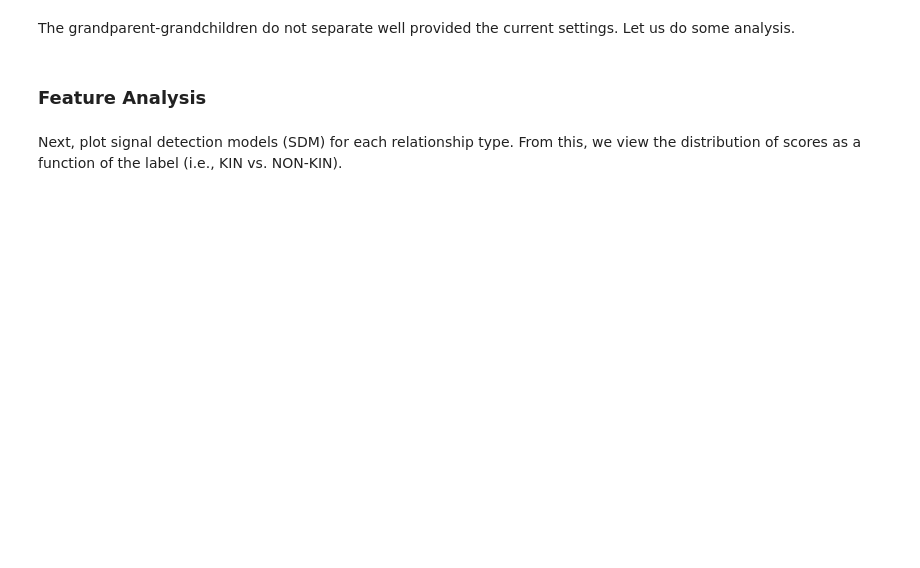
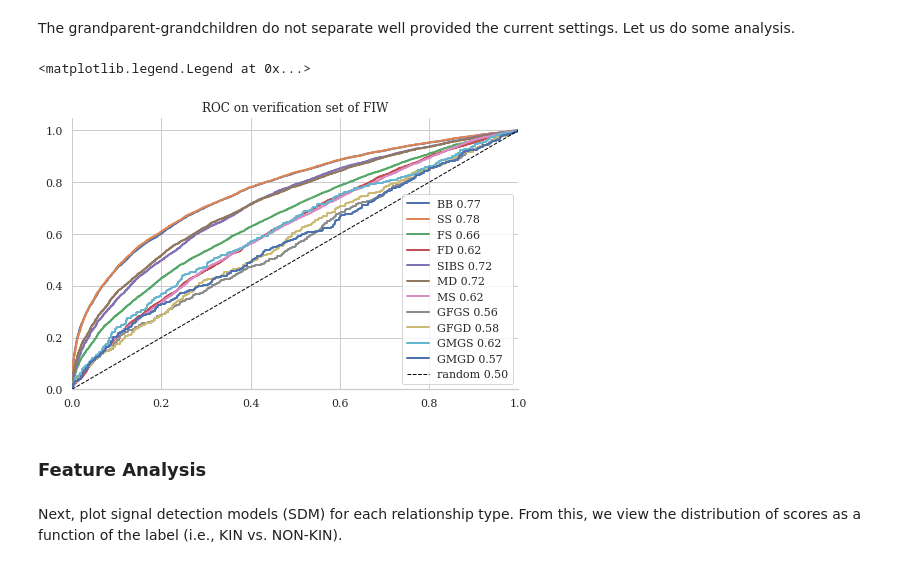
Before and after one commit to visionjo/pykinship, a Jupyter notebook: src/notebooks/demo-rfiw-t1-verification.ipynb, the cells around one changed output. Drawn from its saved outputs; the diff is of its cells as text; code cells hidden in the pictures; blank space fills up the shorter version.

Commit message:
first draft of demo 1 for task 1 of rfiw

```diff
--- a/src/notebooks/demo-rfiw-t1-verification.ipynb
+++ b/src/notebooks/demo-rfiw-t1-verification.ipynb
@@ -36,14 +36,14 @@ sns.set_style('whitegrid', {'font.family': 'serif',
 ### Prepare features
 # %%
 # here set the baths to pairs list, along with directory containing features
-dir_data = '../rfiw2020-data/verification/'
-dir_val = dir_data + 'val/'
-dir_features = dir_val.replace('/val/', '/val/val-features/')
+dir_data = '../../data/rfiw2020-data/verification/'
+dir_val = dir_data + 'val-faces/'
+dir_val_features = dir_val.replace('/val-faces/', '/val-features/')
 # %% [markdown]
 Load pickle files and determine relationship types
 # %%
 # load pairs as DataFrame (from PKL file)
-df_pairlist = pd.read_pickle(dir_val + 'val-all-face-pairs.pkl')
+df_pairlist = pd.read_csv(dir_data + 'val-pairs.csv')
 df_pairlist.ptype =df_pairlist.ptype.str.upper()   # set tags to uppercase for formatting later
 
 # get all unique relationship types in DF
@@ -51,4 +51,5 @@ relationship_types = df_pairlist.ptype.unique()
 
 print('Processing {} pairs of {} relationship types'.format(len(df_pairlist), len(relationship_types)))
 print(relationship_types)
+df_pairlist.head()
 # %% [output]
@@ -60,7 +71,7 @@ li_images = list(np.unique(df_pairlist.p1.to_list() + df_pairlist.p2.to_list()))
 # %% [markdown]
 ### load all features in LUT (ie dictionary)
 # %%
-features = {f: pd.read_pickle(dir_features + f.replace('.jpg', '.pkl')) for f in
+features = {f: pd.read_pickle(dir_val_features + f.replace('.jpg', '.pkl')) for f in
             li_images}
 # %% [markdown]
 ### Calculate cosine score for each pair
@@ -118,5 +147,23 @@ axs[-1,-1].set_axis_off()
 # %% [markdown]
 The grandparent-grandchildren do not separate well provided the current settings. Let us do some analysis.
+# %%
+fig, ax = plt.subplots(figsize=(8,5))
+sns.despine(left=True)
+i = [[0,0],[0,1],[0,2],[0,3],[0,4],[1,0],[0,5],[1,1],[1,2],[1,3],[1,4],[1,5]]
+for j, att in enumerate(relationship_types):
+    df_cur = df_pairlist.loc[df_pairlist.ptype == att,['score', 'label']]
+    fpr, tpr, threshold = roc_curve(df_cur.label.values, df_cur.score.values)
+    auc = roc_auc_score(df_cur.label.values, df_cur.score.values)
+    ax.plot(fpr, tpr, lw=2, label='{} {:.2}'.format(att, auc))
+
+ax.set_xlim([0.0, 1.0])
+ax.plot([0, 1], [0, 1], label='random 0.50', color='black', lw=1, linestyle='--')
+ax.set_title(f"ROC on verification set of FIW")
+ax.set_ylim([0.0, 1.05])
+plt.legend(loc='best')
+# %% [output]
+<matplotlib.legend.Legend at 0x...>
+[figure, added]
 # %% [markdown]
 ### Feature Analysis
 # %% [markdown]
```
Also changed, not shown: parts of 8 cells of this notebook, 1 other file.
